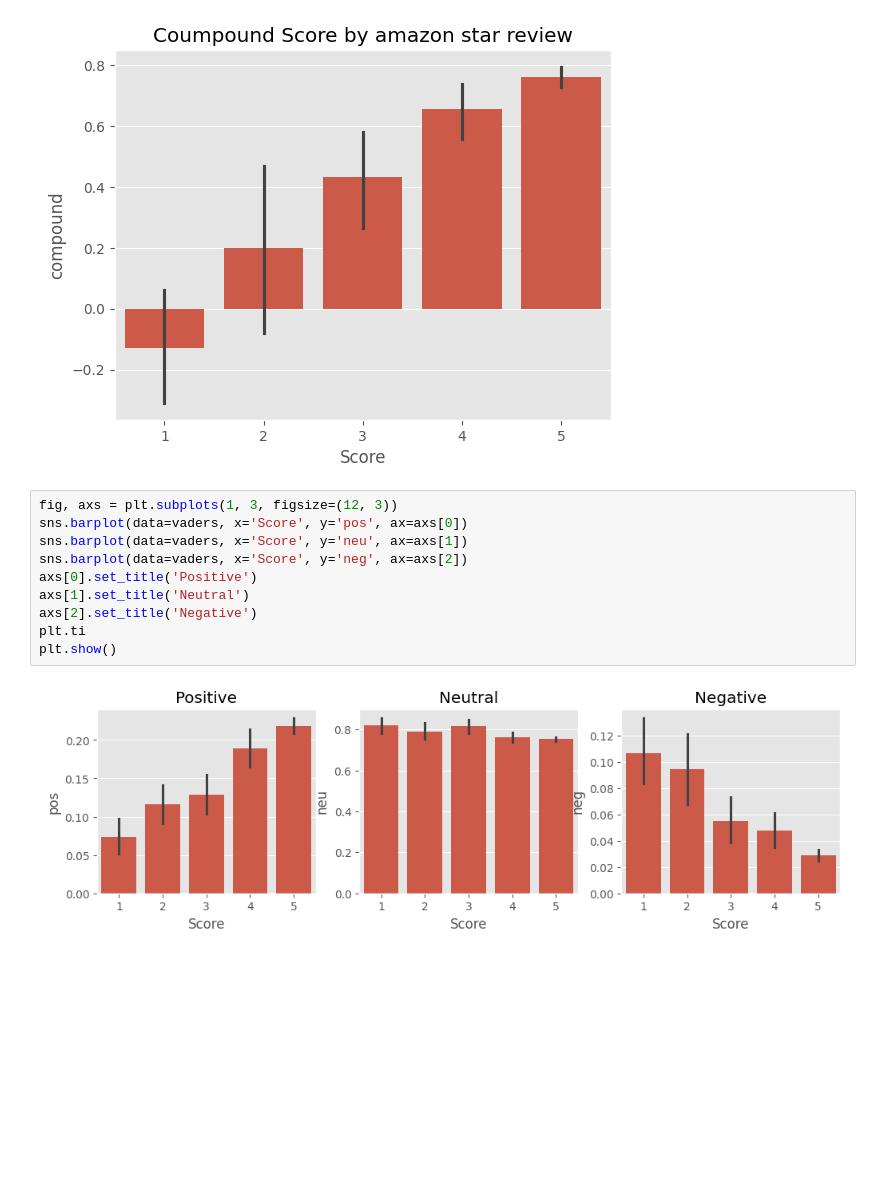
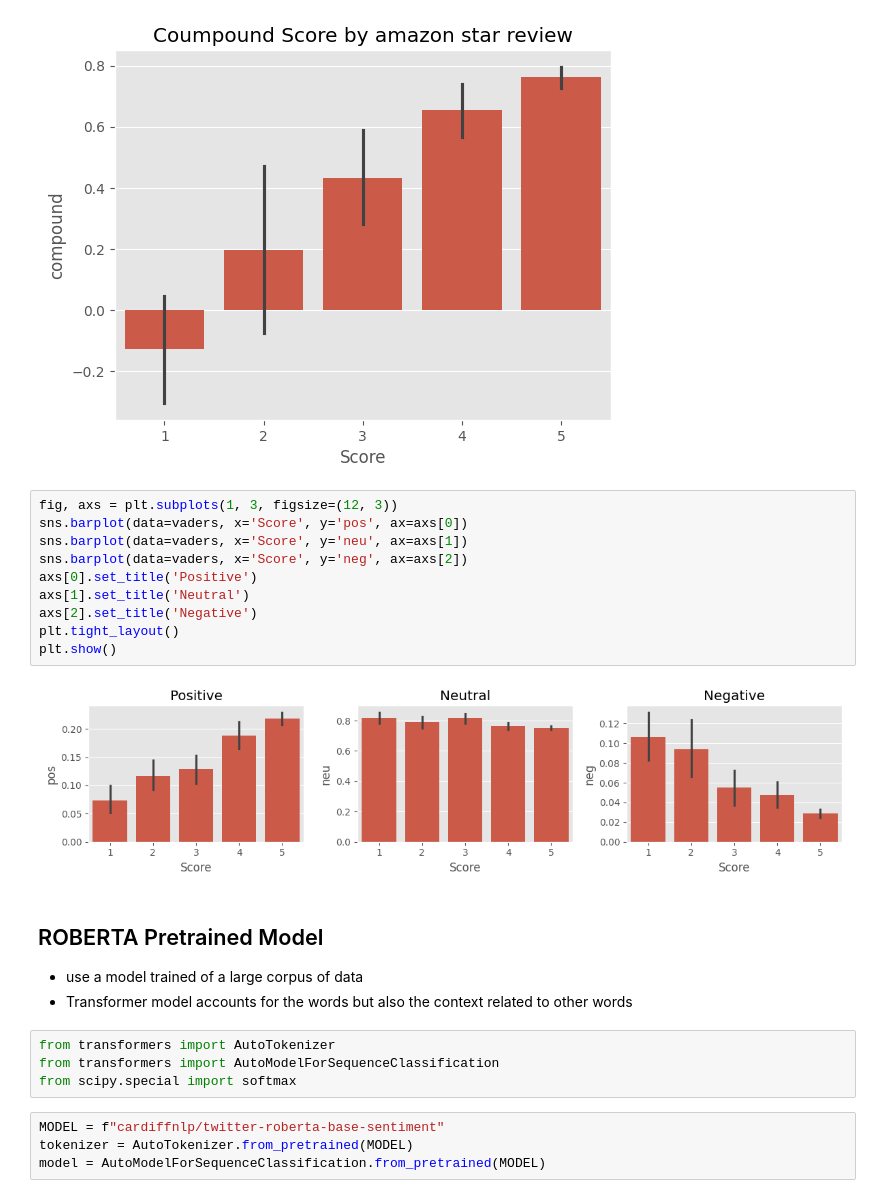
Before and after one commit to khairallah17/text-sentiment-analysis-using-nlp, a Jupyter notebook: NLP (VADER - ROBERTA).ipynb, the cells around one changed output. Saved outputs shown, nothing was run; the diff lists cells and outputs as text; blank space fills up the shorter version.

Commit message:
adding roberta model ananlysis

```diff
--- a/NLP (VADER - ROBERTA).ipynb
+++ b/NLP (VADER - ROBERTA).ipynb
@@ -208,12 +208,24 @@ plt.show()
 # %%
 fig, axs = plt.subplots(1, 3, figsize=(12, 3))
 sns.barplot(data=vaders, x='Score', y='pos', ax=axs[0])
 sns.barplot(data=vaders, x='Score', y='neu', ax=axs[1])
 sns.barplot(data=vaders, x='Score', y='neg', ax=axs[2])
 axs[0].set_title('Positive')
 axs[1].set_title('Neutral')
 axs[2].set_title('Negative')
-plt.ti
+plt.tight_layout()
 plt.show()
 # %% [output]
-[figure, old version]
+[figure, new version]
+# %% [markdown]
+## ROBERTA Pretrained Model
+- use a model trained of a large corpus of data
+- Transformer model accounts for the words but also the context related to other words
+# %%
+from transformers import AutoTokenizer
+from transformers import AutoModelForSequenceClassification
+from scipy.special import softmax
+# %%
+MODEL = f"cardiffnlp/twitter-roberta-base-sentiment"
+tokenizer = AutoTokenizer.from_pretrained(MODEL)
+model = AutoModelForSequenceClassification.from_pretrained(MODEL)
```
Also changed, not shown: parts of 13 cells of this notebook.
